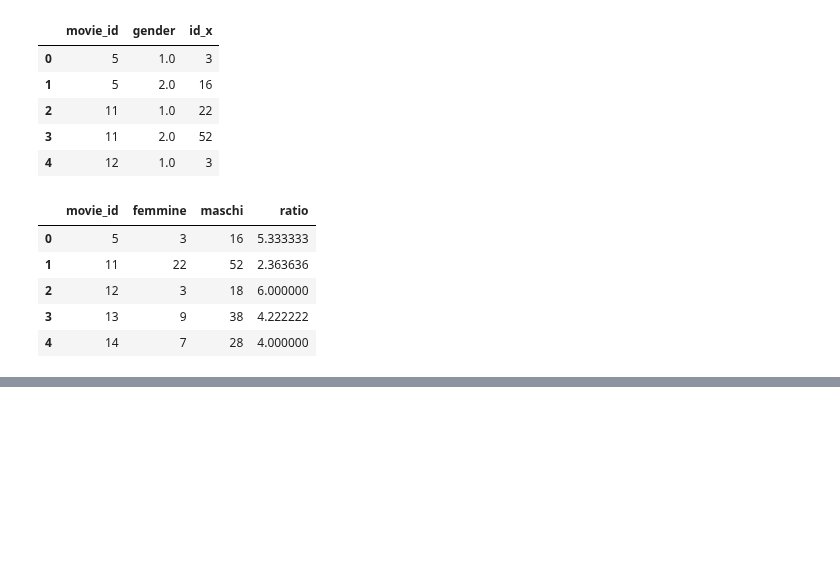
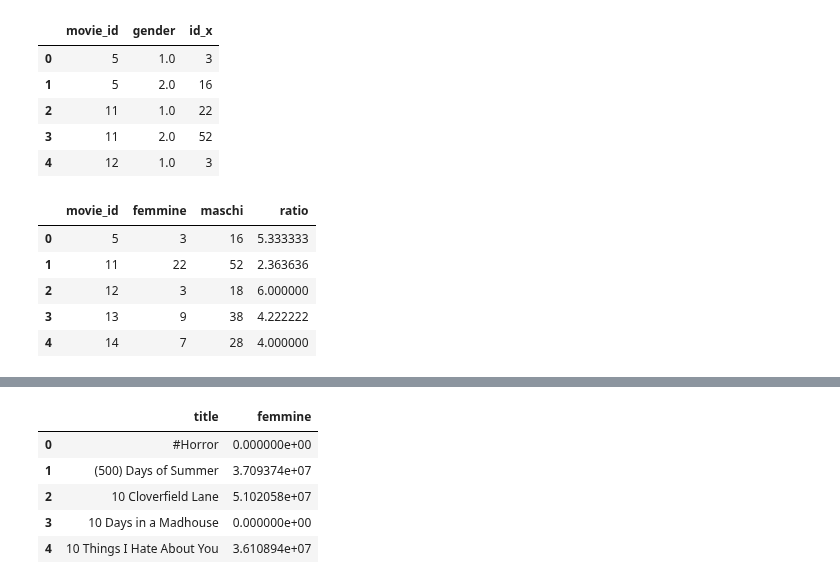
Before and after one commit to silviasantamaria/computerscience, a Jupyter notebook: NUOVO_PROJECT.ipynb, the cells around one changed output, grey strips where cells are left out. Cells and saved outputs as stored; diff of their text form; code cells hidden in the pictures; blank space fills up the shorter version.

```diff
--- a/NUOVO_PROJECT.ipynb
+++ b/NUOVO_PROJECT.ipynb
@@ -598,0 +625,13 @@ totale.head()
+# %%
+guadagno_femmine = new_table[new_table['gender'] == 2.0]
+guadagno_femmine = guadagno_femmine.reset_index()
+guadagno_femmine = guadagno_femmine[['title', 'guadagno']]
+guadagno_femmine = guadagno_femmine.rename(index=str, columns={"guadagno" : "femmine"})
+guadagno_femmine.head()
+# %% [output]
+|  | title | femmine |
+| 0 | #Horror | 0.000000e+00 |
+| 1 | (500) Days of Summer | 3.709374e+07 |
+| 2 | 10 Cloverfield Lane | 5.102058e+07 |
+| 3 | 10 Days in a Madhouse | 0.000000e+00 |
+| 4 | 10 Things I Hate About You | 3.610894e+07 |
```
Also changed, not shown: parts of 6 cells of this notebook.
